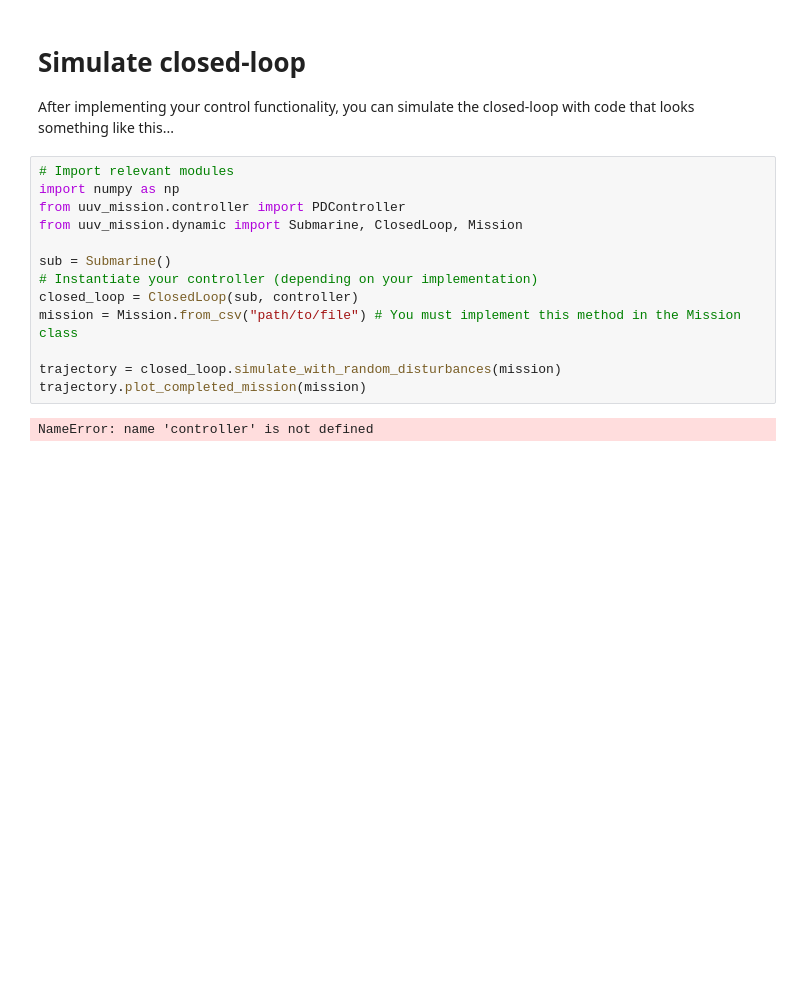
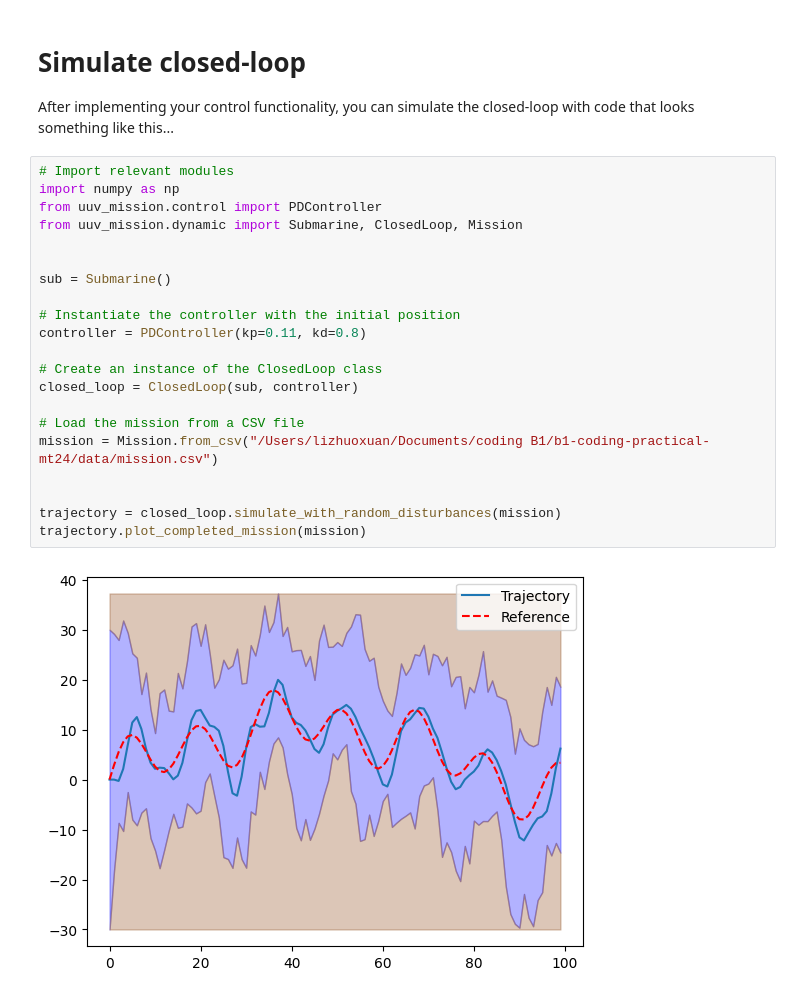
Before and after one commit to tigerblob99/b1-coding-practical-mt24, a Jupyter notebook: notebooks/demo.ipynb, the cells around one changed output. Saved outputs shown, nothing was run; the diff lists cells and outputs as text; blank space fills up the shorter version.

Commit message:
no comments, but controller now working and optimized

```diff
--- a/notebooks/demo.ipynb
+++ b/notebooks/demo.ipynb
@@ -17,15 +17,23 @@ After implementing your control functionality, you can simulate the closed-loop
 # %%
 # Import relevant modules
 import numpy as np
-from uuv_mission.controller import PDController
+from uuv_mission.control import PDController
 from uuv_mission.dynamic import Submarine, ClosedLoop, Mission
 
+
 sub = Submarine()
-# Instantiate your controller (depending on your implementation)
+
+# Instantiate the controller with the initial position
+controller = PDController(kp=0.11, kd=0.8)
+
+# Create an instance of the ClosedLoop class
 closed_loop = ClosedLoop(sub, controller)
-mission = Mission.from_csv("path/to/file") # You must implement this method in the Mission class
+
+# Load the mission from a CSV file
+mission = Mission.from_csv("/Users/lizhuoxuan/Documents/coding B1/b1-coding-practical-mt24/data/mission.csv")
+
 
 trajectory = closed_loop.simulate_with_random_disturbances(mission)
 trajectory.plot_completed_mission(mission)
 # %% [output]
-NameError: name 'controller' is not defined
+[figure, added]
```
Also changed, not shown: parts of 1 cell of this notebook, 3 other files.
